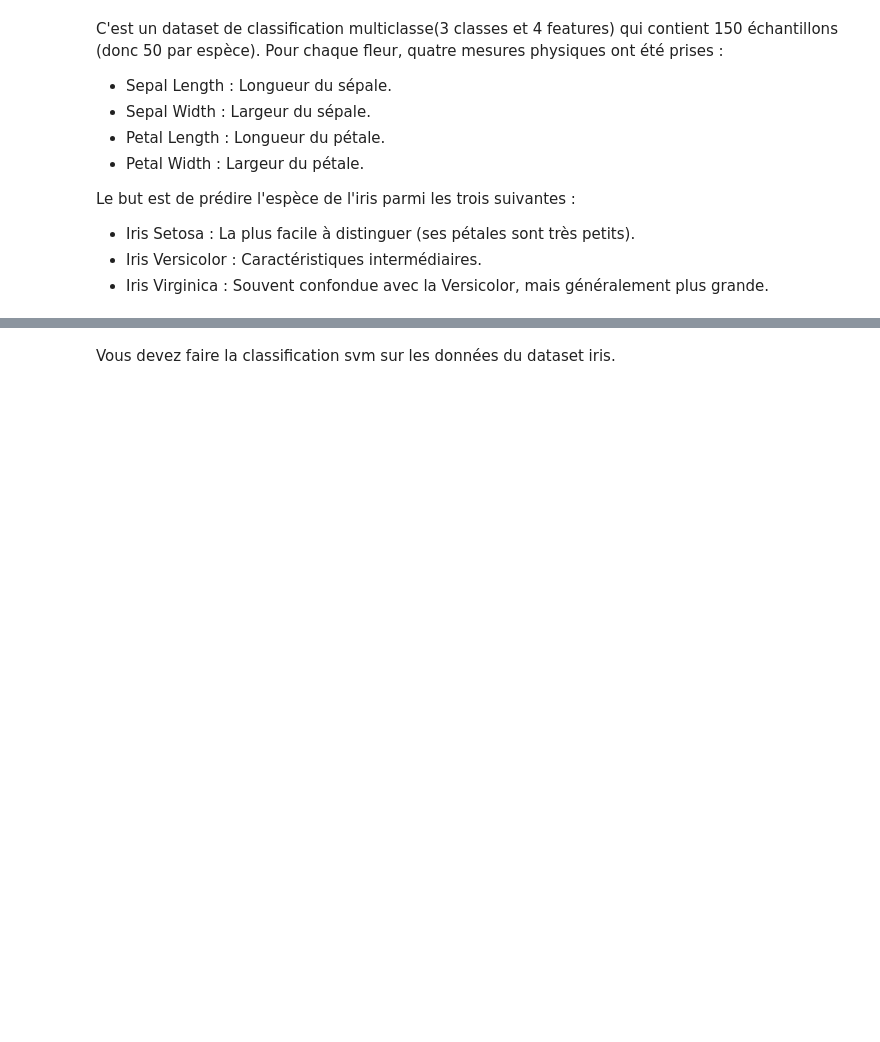
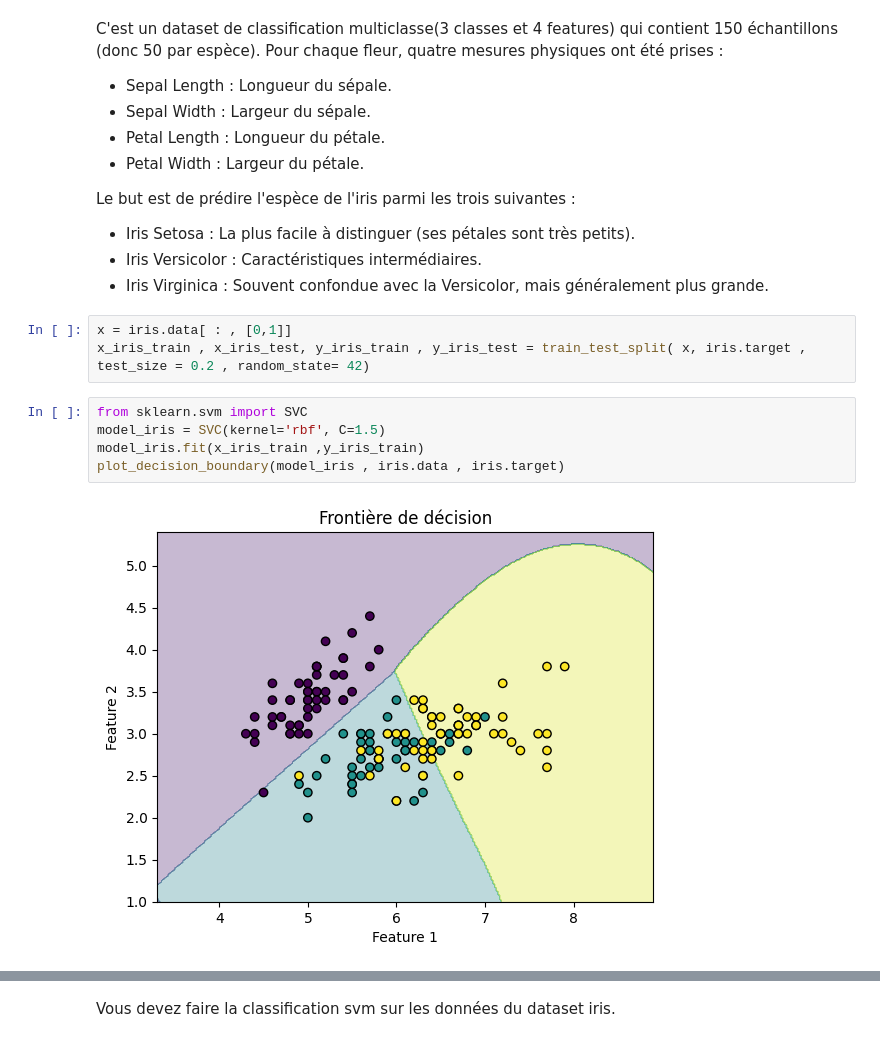
Before and after one commit to Kazusha/Generation_et_Etude_statistique, a Jupyter notebook: TP_SVM_ULTRA_interactif.ipynb, the cells around one changed output, grey strips where cells are left out. Cells and saved outputs as stored; diff of their text form; blank space fills up the shorter version.

```diff
--- a/TP_SVM_ULTRA_interactif.ipynb
+++ b/TP_SVM_ULTRA_interactif.ipynb
@@ -175,3 +175,13 @@ Le but est de prédire l'espèce de l'iris parmi les trois suivantes :
   - Iris Setosa : La plus facile à distinguer (ses pétales sont très petits).
   - Iris Versicolor : Caractéristiques intermédiaires.
   - Iris Virginica : Souvent confondue avec la Versicolor, mais généralement plus grande.
+# %%
+x = iris.data[ : , [0,1]]
+x_iris_train , x_iris_test, y_iris_train , y_iris_test = train_test_split( x, iris.target , test_size = 0.2 , random_state= 42)
+# %%
+from sklearn.svm import SVC
+model_iris = SVC(kernel='rbf', C=1.5)
+model_iris.fit(x_iris_train ,y_iris_train)
+plot_decision_boundary(model_iris , iris.data , iris.target)
+# %% [output]
+[figure, added]
```
Also changed, not shown: parts of 2 cells of this notebook.
